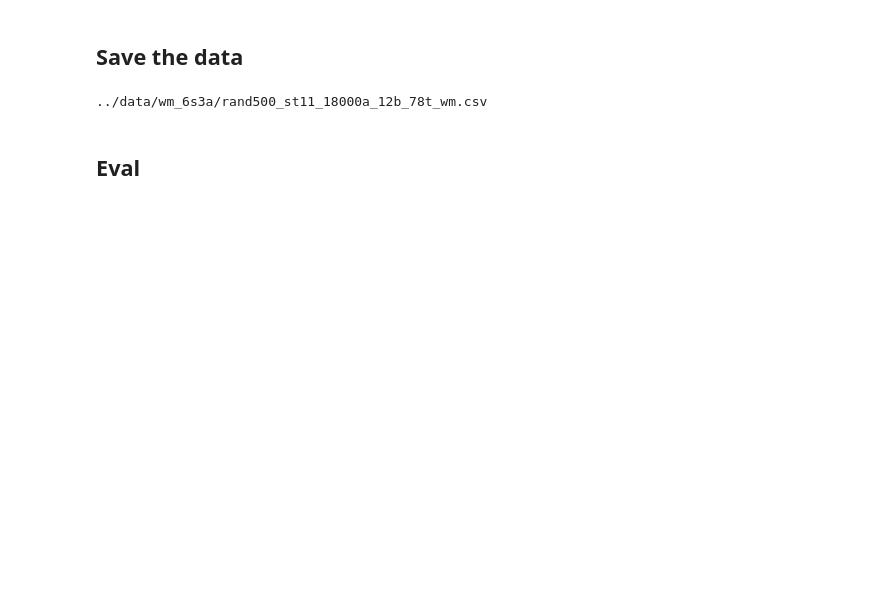
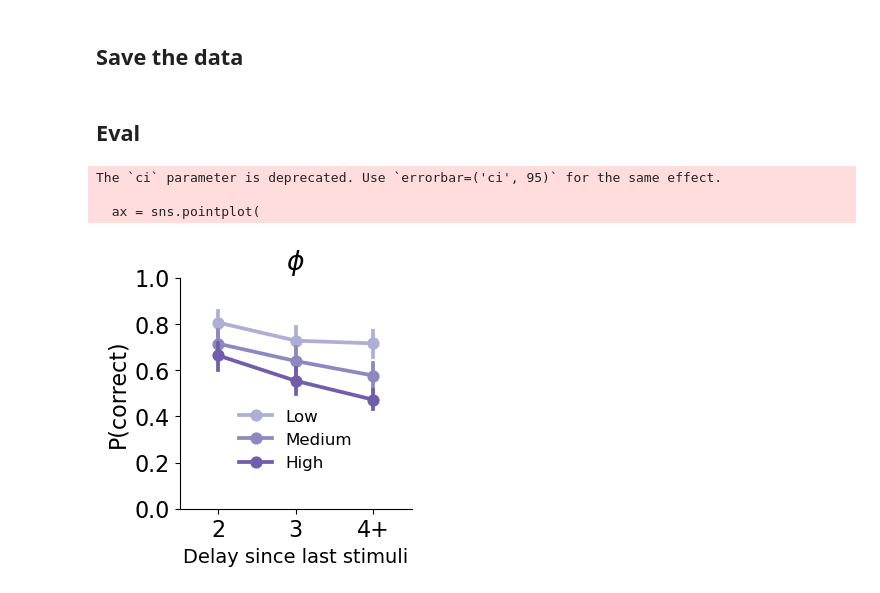
Before and after one commit to ti55987/DL4CM, a Jupyter notebook: simulation/simulation.ipynb, the cells around one changed output. Saved outputs shown, nothing was run; the diff lists cells and outputs as text; code cells hidden in the pictures; blank space fills up the shorter version.

```diff
--- a/simulation/simulation.ipynb
+++ b/simulation/simulation.ipynb
@@ -65,6 +69,10 @@ for _ in range(500):  # 10 different sequences
     all_seq.append(one_seq)
 
 # Remap all_seq[5] sequences
-remapped_seq = remap_sequence(all_seq, {})
-len(remapped_seq)
+all_seq = remap_sequence(all_seq, {})
+len(all_seq)
+
+# Store the sequences if needed.
+# with open('6s3a_12b_78t_random_500_seqs.pkl', 'wb') as f:
+#     pickle.dump(all_seq, f)
 # %%
@@ -310,20 +144,13 @@ train_df.head(3)
 from utils.feature_utils import get_iter_acc_without_switches
 
 max_num_trials = train_df.trials.max() + 1
-filename = f"../data/{model_name}_6s3a/rand500_st11_{N_AGENTS}a_{num_blocks}b_{max_num_trials}t_{model_name}.csv"
+filename = f"../data/{model_name}_6s3a/{N_AGENTS}a_{num_blocks}b_{max_num_trials}t_{model_name}.csv"
 print(filename)
 
 iter_acc = get_iter_acc_without_switches(train_df)
 train_df["stim_iter"] = iter_acc["stim_iter"].to_list()
-# %% [output]
-../data/wm_6s3a/rand500_st11_18000a_12b_78t_wm.csv
 # %%
 train_df.to_csv(filename)
 # %% [markdown]
 ## Eval
-# %%
-model_name = "rlf"
-train_df = pd.read_csv(
-    f"../data/{model_name}_6s3a/rand500_st11_500a_{num_blocks}b_78t_{model_name}.csv"
-)
 # %%
@@ -343,28 +166,49 @@ for p, ax in zip(free_params[model_name], axes):
 
 fig.tight_layout()
 # %%
+key = "delay_since_last_stimuli"
 res = train_df[train_df.delay_since_last_stimuli > 1].copy()
 # Create 5 equal-width bins for bias values
-res["phi group"] = pd.qcut(
-    res["phi"], q=5, labels=["Very Low", "Low", "Medium", "High", "Very High"]
-)
+res["phi group"] = pd.qcut(res["phi"], q=3, labels=["Low", "Medium", "High"])
+res[f"{key}_cat"] = res[key].apply(lambda x: "4+" if x > 4 else str(x))
+
 res = (
-    res.groupby(["agentid", "delay_since_last_stimuli", "phi group"])[["rewards"]]
+    res.groupby(["agentid", f"{key}_cat", "phi group"])[["rewards"]]
     .mean()
     .reset_index()
 )
 
-plt.rcParams.update({"font.size": 12})
-fig, ax = plt.subplots(1, 1, figsize=(4, 3), sharey=True)
+plt.rcParams.update({"font.size": 16})
+fig, ax = plt.subplots(1, 1, figsize=(3, 3), sharey=True)
 ax = sns.pointplot(
     data=res,
-    x="delay_since_last_stimuli",
+    x=f"{key}_cat",
     y="rewards",
+    order=["2", "3", "4+"],
     hue="phi group",
+    palette=sns.color_palette("Purples")[2:],
     ax=ax,
+    ci=95,
 )
-ax.set_xlabel("delay_since_last_stimuli")
 ax.set_ylabel("P(correct)")
 ax.set_yticks(np.round(np.arange(0, 1.2, 0.2), 2))
-
+ax.set_title(r"$\phi$")
+ax.set_xlabel("Delay since last stimuli", fontsize=14)
+# sns.move_legend(ax, "upper left", bbox_to_anchor=(1, 1), fontsize=12)
+sns.move_legend(
+    ax,
+    "lower center",
+    bbox_to_anchor=(0.5, 0.1),
+    ncol=1,
+    fontsize=12,
+    markerscale=1,
+    frameon=False,
+    title=None,
+)
 sns.despine()
+sns.despine()
+# %% [output]
+The `ci` parameter is deprecated. Use `errorbar=('ci', 95)` for the same effect.
+
+  ax = sns.pointplot(
+[figure, added]
```
Also changed, not shown: parts of 21 cells of this notebook, 10 other files.
